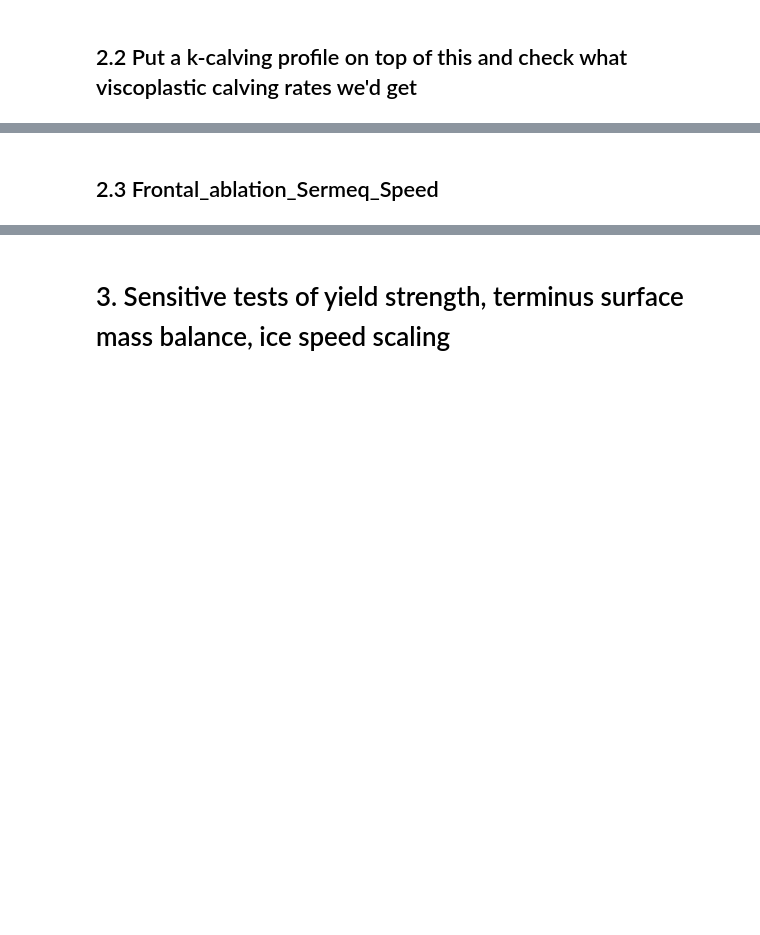
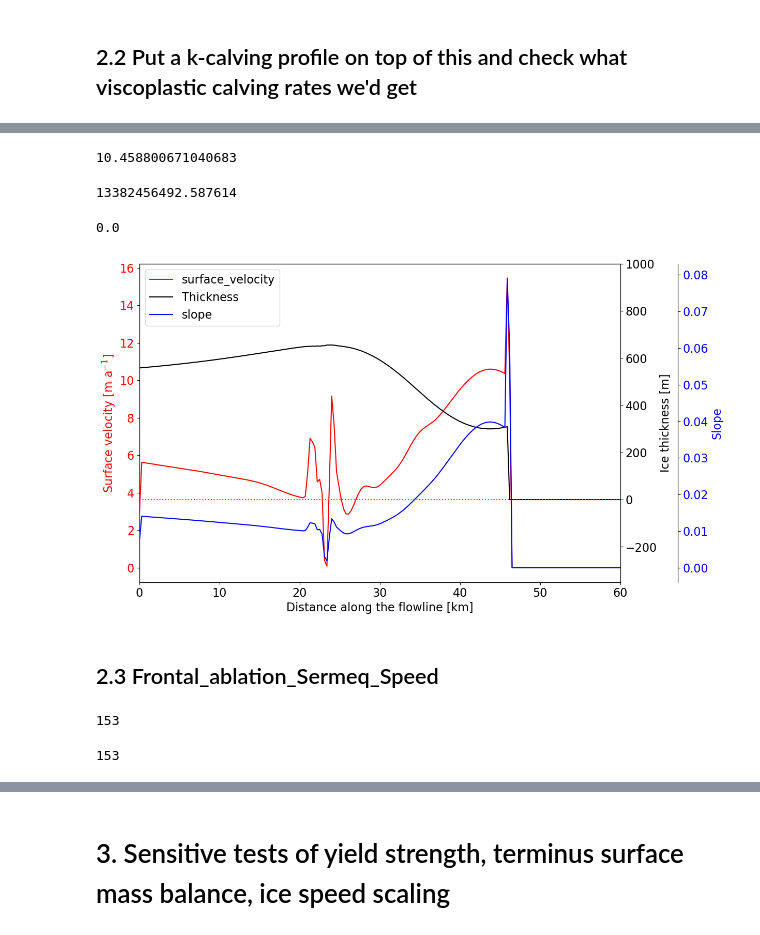
Before and after one commit to Ruitangtang/oggm, a Jupyter notebook: oggm/FA_Sermeq_R&L/Idealized_topo_FA_Sermeq.ipynb, the cells around one changed output, grey strips where cells are left out. Cells and saved outputs as stored; diff of their text form; code cells hidden in the pictures; blank space fills up the shorter version.

```diff
--- a/oggm/FA_Sermeq_R&L/Idealized_topo_FA_Sermeq.ipynb
+++ b/oggm/FA_Sermeq_R&L/Idealized_topo_FA_Sermeq.ipynb
@@ -142,3 +211,83 @@ legend_profile=plt.legend(handles=[lns2,lns3,lns4],loc='upper right')
+# %%
+model.calving_rate_myr
+# %% [output]
+10.458800671040683
+# %%
+model.calving_m3_since_y0
+# %% [output]
+13382456492.587614
+# %%
+model.calving_limiter_frac
+# %% [output]
+0.0
+# %%
+# the Bu-bed in SERMeq, bed_h
+plt.figure(1,figsize=(12, 8))
+# plt.subplot(2,1,1)
+# lns1,=plt.plot(xc, bu_fl.bed_h, color='k',label='bed_h')
+# plt.hlines(0, *xc[[0, -1]], color='C0', linestyles=':')
+# plt.xlim(0, 60);plt.ylim(-350, 1000); plt.ylabel('Altitude [m]')
+# plt.grid(axis='x', color='0.8')
+# plt.legend()
+# the k-calving result, surface_h
+ax1=plt.subplot(1,1,1)
+lns2,=ax1.plot(xc, df_diag.ice_velocity*31536000, color='r',label='surface_velocity')
+# ax3.spines['right'].set_position(('outward', 60))
+# plt.ylabel('Surface velocity [m a$^{-1}$]')
+ax1.set_xlabel('Distance along the flowline [km]',color='k')
+ax1.set_ylabel('Surface velocity [m a$^{-1}$]',color='r')
+ax1.tick_params(axis='y',labelcolor='r')
+
+
+
+####################################################################################
+# Ice thickness
+ax2=ax1.twinx()
+lns3,=ax2.plot(xc, df_diag.ice_thick, color='k',label='Thickness')
+plt.hlines(0, *xc[[0, -1]], color='C0', linestyles=':')
+plt.xlim(0, 60);plt.ylim(-350, 1000); plt.ylabel('Ice thickness [m]');plt.xlabel('Distance along flowline [km]')
+plt.grid(axis='x', color='0.8')
+
+# # slope
+ax3=ax1.twinx()
+lns4,=ax3.plot(xc, df_diag.slope, color='b',label='slope')
+ax3.spines['right'].set_position(('outward', 80))  # 调整右坐标轴的位置
+ax3.set_ylabel('Slope',color='b')
+ax3.tick_params(axis='y',labelcolor='b')
+
+
+
+# plt.ylim([0,18])
+legend_profile=plt.legend(handles=[lns2,lns3,lns4],loc='upper left')
+
+#save the figure
+# plt.savefig(Figpath_Folder_tif_path+rgi_id+'Ideal_bed_kcalving_profile_with_volotcity'+'.tif',dpi=600,bbox_inches='tight')
+# plt.savefig(Figpath_Folder_png_path+rgi_id+'Ideal_bed_kcalving_profile_with_volotcity'+'.png',dpi=600,bbox_inches='tight')
+# %% [output]
+[figure, added]
 # %% [markdown]
 ## 2.3 Frontal_ablation_Sermeq_Speed
+# %%
+### last point above the water level
+######################prepare the input data
+surface_profile = df_diag.surface_h
+bed_profile = df_diag.bed_h
+x = df_diag.index
+model_U = df_diag.ice_velocity * cfg.SEC_IN_YEAR ## convert ice velocity to m/a
+with open(file_txt_path_name,"a") as file:
+    print('the maximum velocity is {:.2f}'.format(max(model_U)),file=file)
+# Find index of the terminus
+term_index = int(np.argwhere(surface_profile.values>0)[-1])
+print(term_index)
+# %% [output]
+153
+# %%
+# We do calving only if there is some ice above wl
+last_above_wl = np.nonzero((df_diag.surface_h > model.water_level) & (df_diag.ice_thick > 0))[0][-1]
+print (last_above_wl)
+# if df_diag.bed_h[last_above_wl] > model.water_level:
+#     print (last_above_wl)
+    # continue
+# %% [output]
+153
 # %%
```
Also changed, not shown: parts of 17 cells of this notebook, 5 other files.
